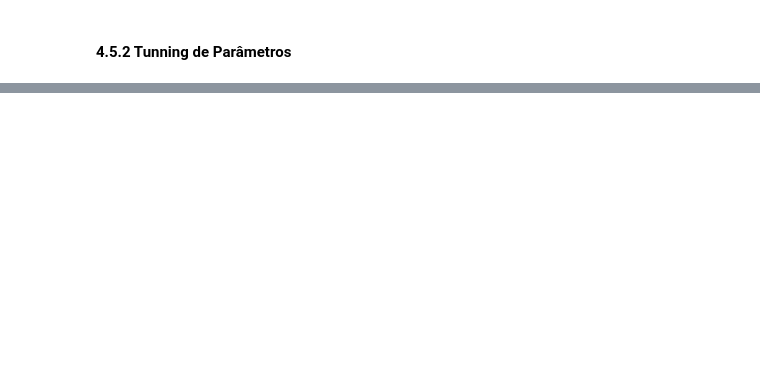
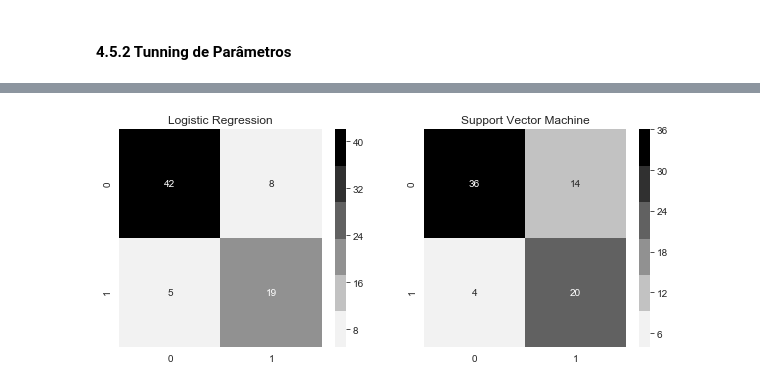
Before and after one commit to claytonrm/AnalisePreditivaSuicidio, a Jupyter notebook: AnalisePreditivaSuicidio.ipynb, the cells around one changed output, grey strips where cells are left out. Cells and saved outputs as stored; diff of their text form; code cells hidden in the pictures; blank space fills up the shorter version.

```diff
--- a/AnalisePreditivaSuicidio.ipynb
+++ b/AnalisePreditivaSuicidio.ipynb
@@ -836,0 +1507,14 @@ for key, classifier in classifiers_v5.items():
+# %%
+fig = plt.figure(figsize=(10,4))
+
+ax0 = fig.add_subplot(121)
+ax0.set_title('Logistic Regression')
+ax1 = fig.add_subplot(122)
+ax1.set_title('Support Vector Machine')
+
+sns.heatmap(lrbe_mc, annot=True, cmap=sns.light_palette("black"), ax=ax0)
+sns.heatmap(svcbe_mc, annot=True, cmap=sns.light_palette("black"), ax=ax1)
+
+plt.savefig('best_estimators_comparing.png')
+# %% [output]
+[figure, added]
```
Also changed, not shown: parts of 79 cells of this notebook.
